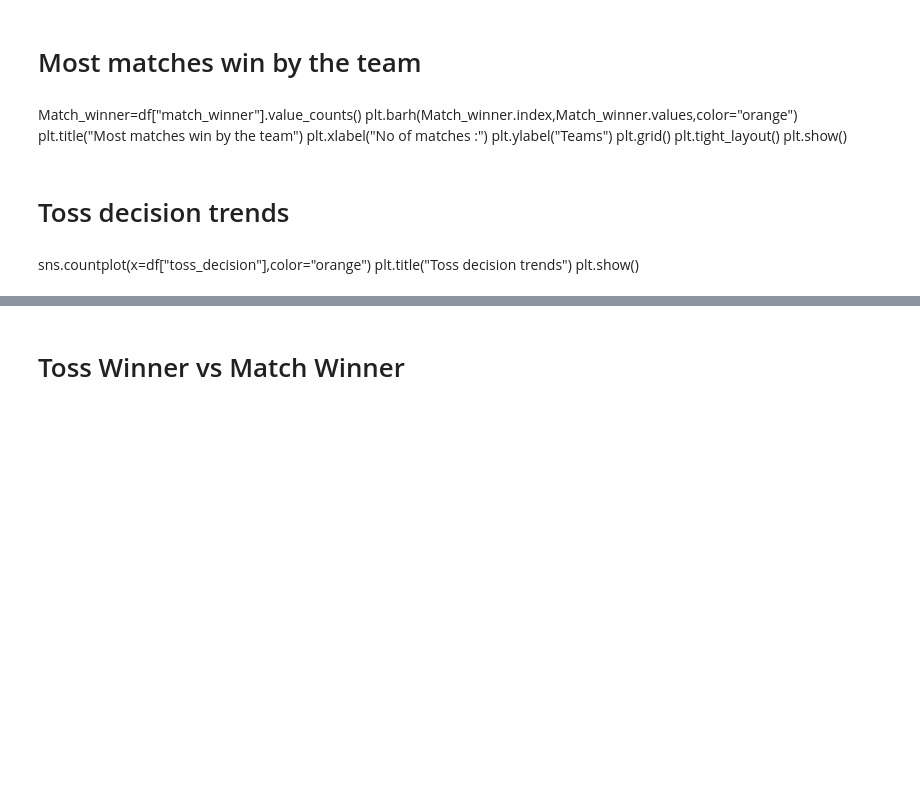
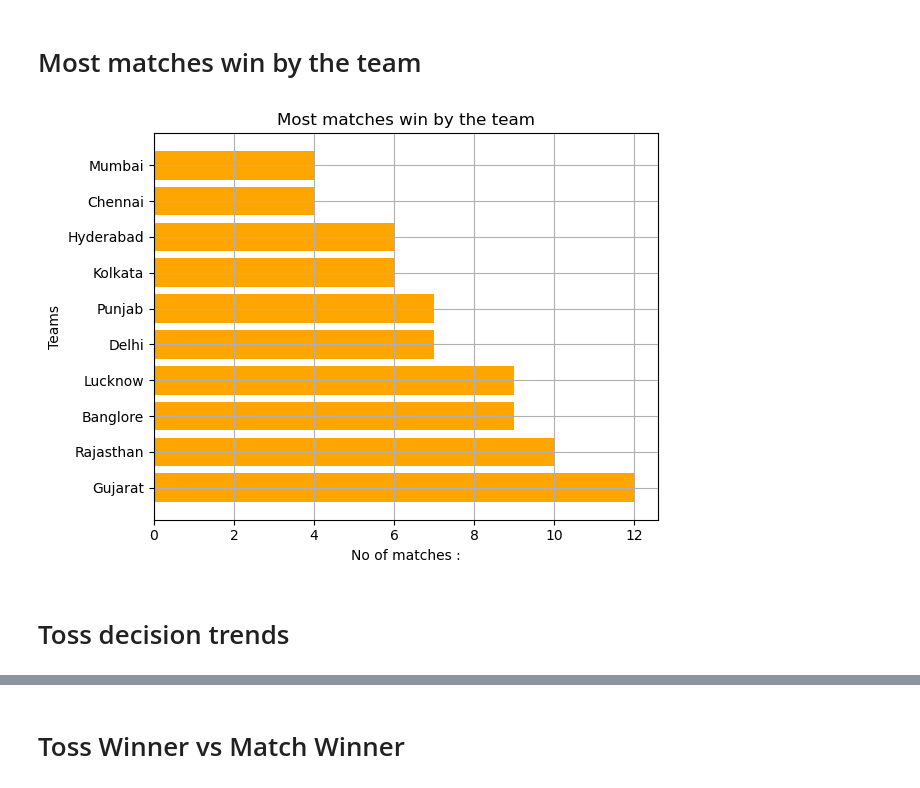
Before and after one commit to Satyajeet745/IPL-Match-Analysis-EDA, a Jupyter notebook: IPL_Match_Analysis.ipynb, the cells around one changed output, grey strips where cells are left out. Cells and saved outputs as stored; diff of their text form; code cells hidden in the pictures; blank space fills up the shorter version.

```diff
--- a/IPL_Match_Analysis.ipynb
+++ b/IPL_Match_Analysis.ipynb
@@ -24,2 +22,4 @@ df=pd.read_csv("IPL.csv")
+# %%
+df=pd.read_csv("IPL.csv")
 # %% [markdown]
 # Basic imformation
@@ -39,18 +41,16 @@ df.isnull().sum()
 df.duplicated().sum()
 # %% [markdown]
 # Most matches win by the team
-# %% [markdown]
-Match_winner=df["match_winner"].value_counts()
-plt.barh(Match_winner.index,Match_winner.values,color="orange")
-plt.title("Most matches win by the team")
-plt.xlabel("No of matches :")
-plt.ylabel("Teams")
-plt.grid()
-plt.tight_layout()
-plt.show()
+# %%
+Match_winner=df["match_winner"].value_counts()
+plt.barh(Match_winner.index,Match_winner.values,color="orange")
+plt.title("Most matches win by the team")
+plt.xlabel("No of matches :")
+plt.ylabel("Teams")
+plt.grid()
+plt.tight_layout()
+plt.show()
+# %% [output]
+[figure, added]
 # %% [markdown]
 # Toss decision trends
-# %% [markdown]
-sns.countplot(x=df["toss_decision"],color="orange")
-plt.title("Toss decision trends")
-plt.show()
```
Also changed, not shown: parts of 36 cells of this notebook, 1 other file.
